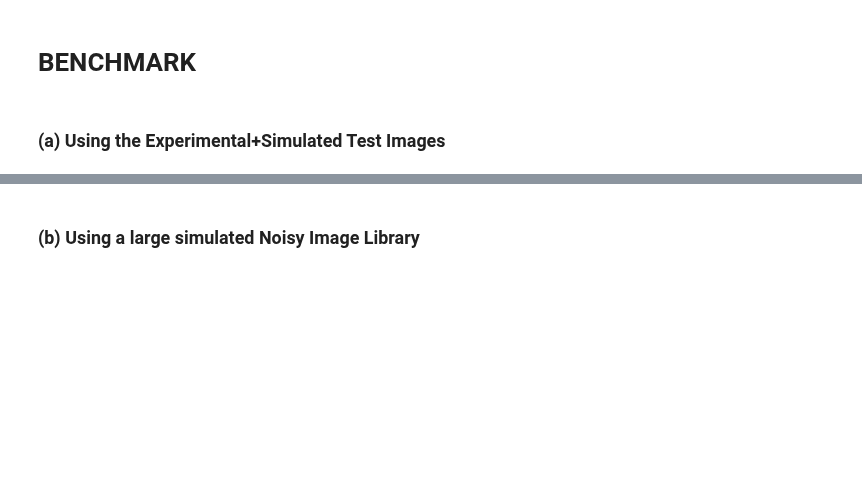
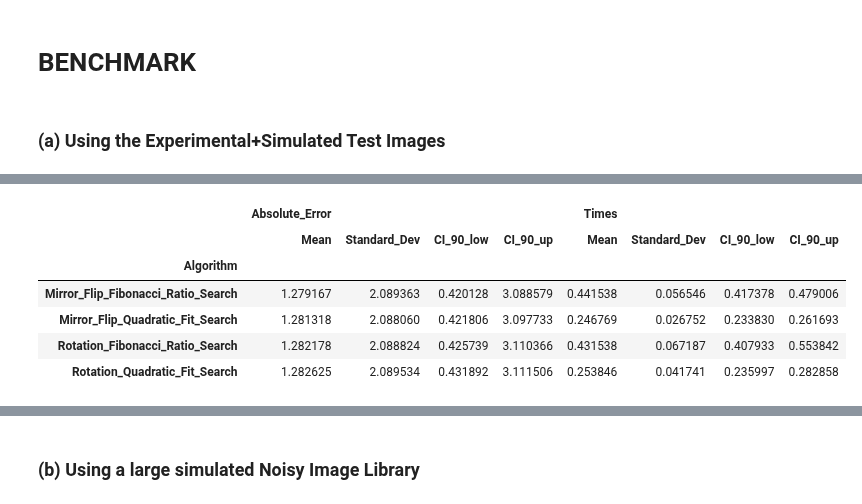
Before and after one commit to Oiangu9/Conical_Refraction_Polarimeter, a Jupyter notebook: LAB/ANALYSIS_SCRIPTS/NOTEBOOK_Pipeline_to_Compare_Algorithms.ipynb, the cells around one changed output, grey strips where cells are left out. Saved outputs shown, nothing was run; the diff lists cells and outputs as text; code cells hidden in the pictures; blank space fills up the shorter version.

```diff
--- a/LAB/ANALYSIS_SCRIPTS/NOTEBOOK_Pipeline_to_Compare_Algorithms.ipynb
+++ b/LAB/ANALYSIS_SCRIPTS/NOTEBOOK_Pipeline_to_Compare_Algorithms.ipynb
@@ -927,0 +1196,10 @@ np.random.seed(randomization_seed)
+# %%
+table_per_alg
+# %% [output]
+|  | Absolute_Error |  |  |  | Times |  |  |  |
+|  | Mean | Standard_Dev | CI_90_low | CI_90_up | Mean | Standard_Dev | CI_90_low | CI_90_up |
+| Algorithm |  |  |  |  |  |  |  |  |
+| Mirror_Flip_Fibonacci_Ratio_Search | 1.279167 | 2.089363 | 0.420128 | 3.088579 | 0.441538 | 0.056546 | 0.417378 | 0.479006 |
+| Mirror_Flip_Quadratic_Fit_Search | 1.281318 | 2.088060 | 0.421806 | 3.097733 | 0.246769 | 0.026752 | 0.233830 | 0.261693 |
+| Rotation_Fibonacci_Ratio_Search | 1.282178 | 2.088824 | 0.425739 | 3.110366 | 0.431538 | 0.067187 | 0.407933 | 0.553842 |
+| Rotation_Quadratic_Fit_Search | 1.282625 | 2.089534 | 0.431892 | 3.111506 | 0.253846 | 0.041741 | 0.235997 | 0.282858 |
```
Also changed, not shown: parts of 18 cells of this notebook, 3 other files.
